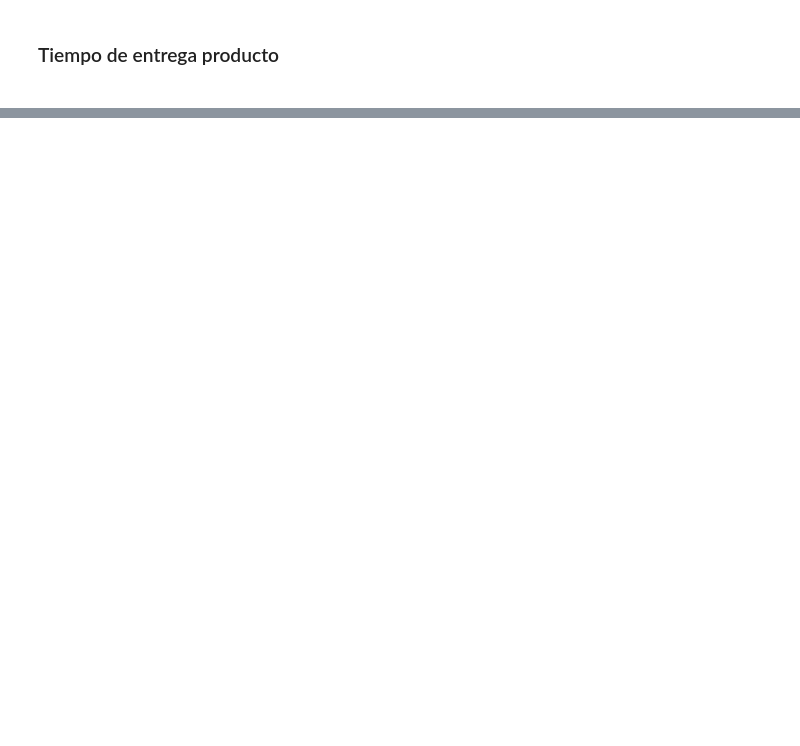
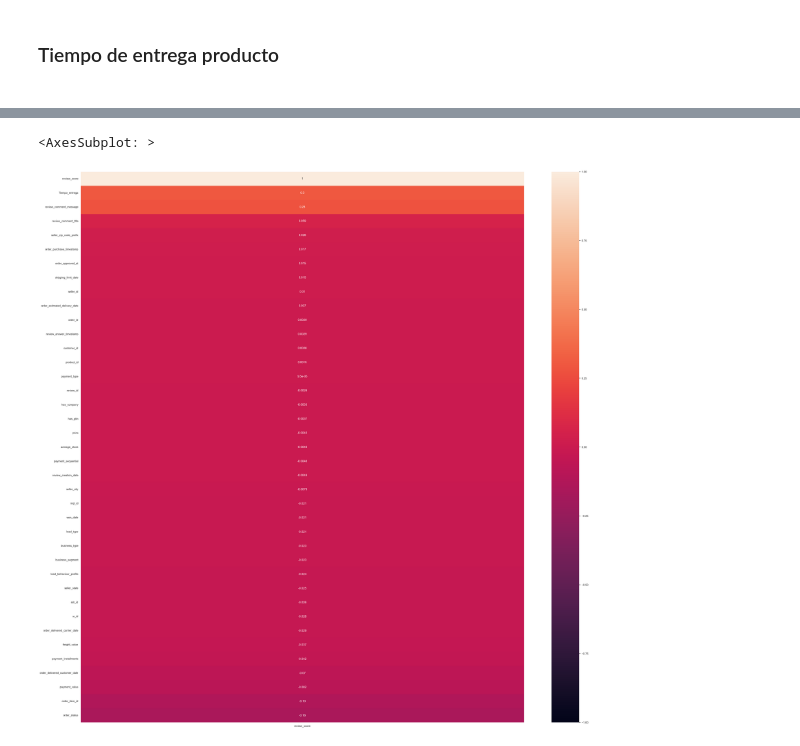
Before and after one commit to Lautaro555/Final-project-Olist, a Jupyter notebook: EDA.ipynb, the cells around one changed output, grey strips where cells are left out. Drawn from its saved outputs; the diff is of its cells as text; code cells hidden in the pictures; blank space fills up the shorter version.

```diff
--- a/EDA.ipynb
+++ b/EDA.ipynb
@@ -1002,0 +1040,8 @@ Name: diferencia_fechas, Length: 99441, dtype: timedelta64[ns]
+# %%
+#Se arma otro grafico solo con la columna que se quiere evaluar
+corr2=corr.sort_values(by="review_score",ascending=False)[["review_score"]]
+sns.set(rc={'figure.figsize':(40,40)})
+sns.heatmap(corr2,annot=True,vmin=-1,vmax=+1)
+# %% [output]
+<AxesSubplot: >
+[figure, added]
```
Also changed, not shown: parts of 24 cells of this notebook.
